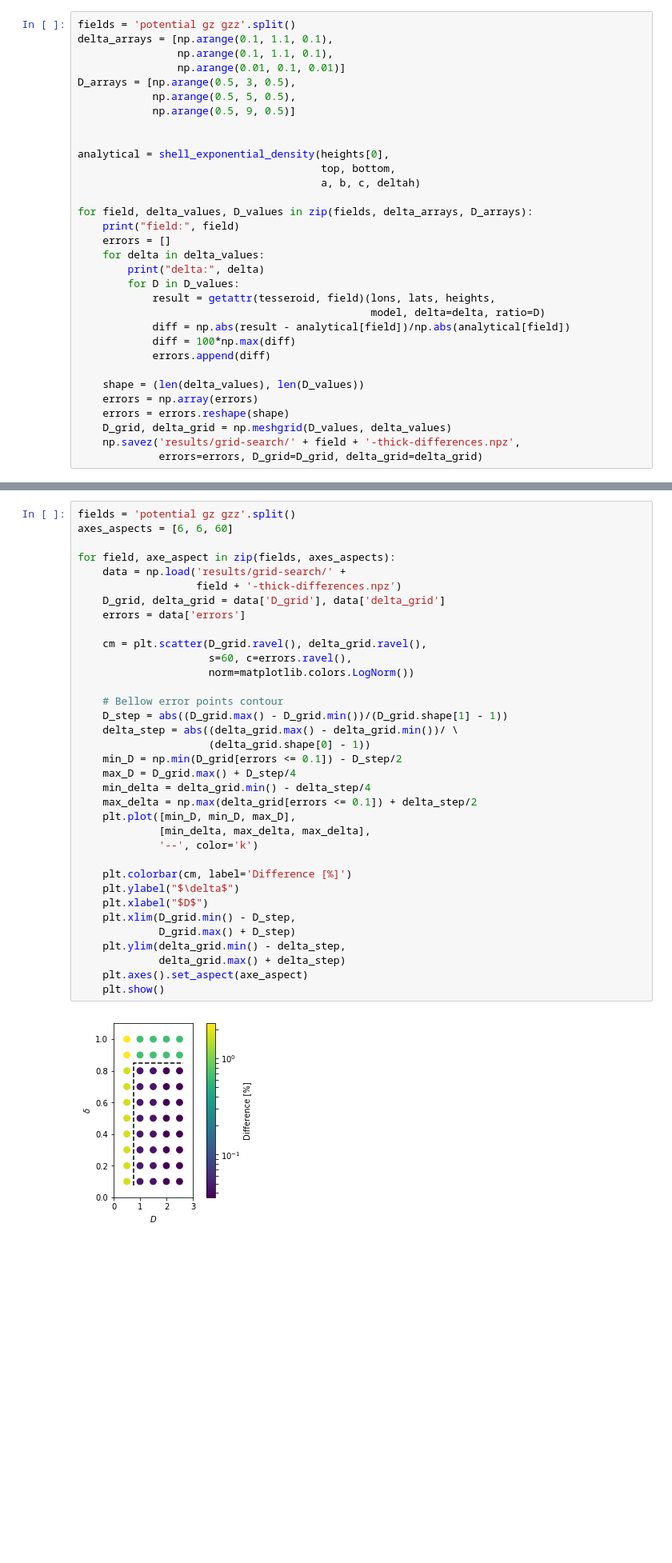
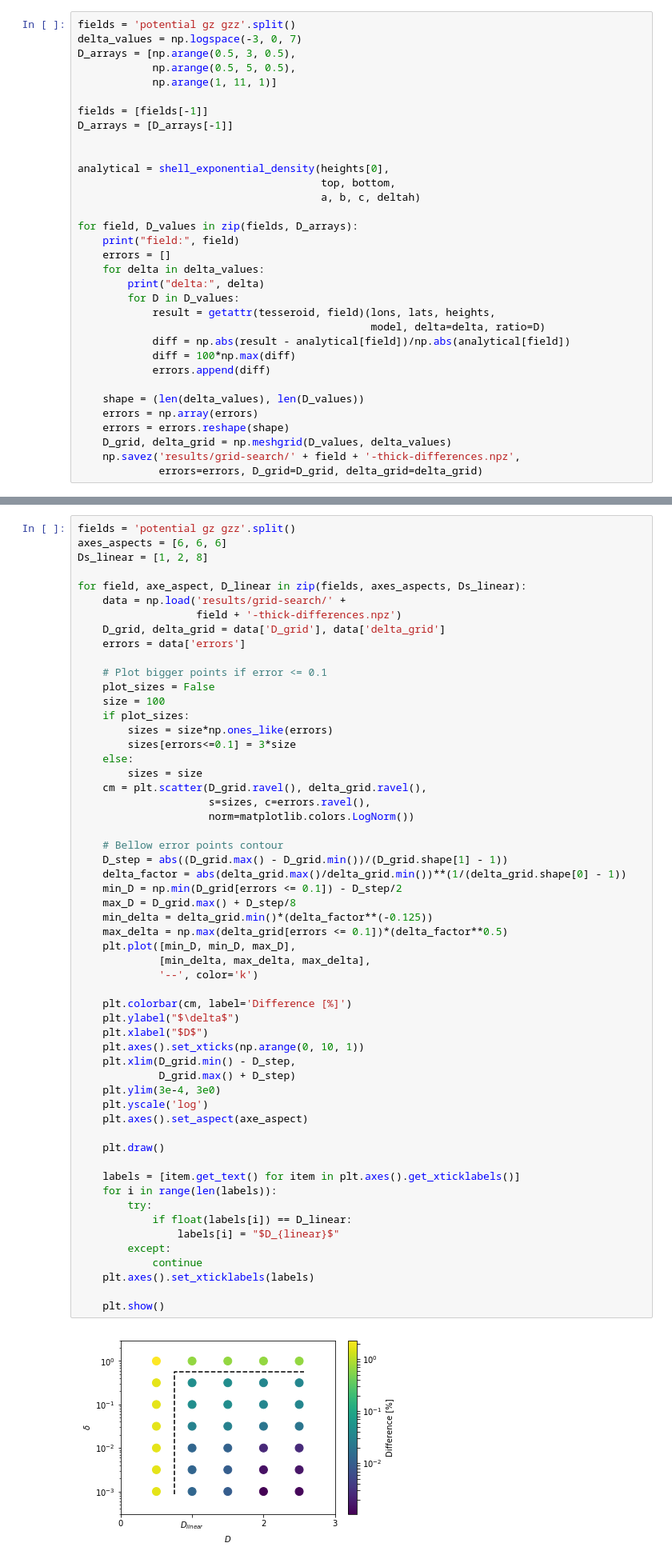
Before and after one commit to pinga-lab/tesseroid-variable-density, a Jupyter notebook: code/notebooks/grid-search-D-delta.ipynb, the cells around one changed output, grey strips where cells are left out. Shown at 80% size. Drawn from its saved outputs; the diff is of its cells as text; blank space fills up the shorter version.

Commit message:
Updated grid search notebook

```diff
--- a/code/notebooks/grid-search-D-delta.ipynb
+++ b/code/notebooks/grid-search-D-delta.ipynb
@@ -72,19 +72,20 @@ plt.show()
 **Grid Search**
 # %%
 fields = 'potential gz gzz'.split()
-delta_arrays = [np.arange(0.1, 1.1, 0.1),
-                np.arange(0.1, 1.1, 0.1),
-                np.arange(0.01, 0.1, 0.01)]
+delta_values = np.logspace(-3, 0, 7)
 D_arrays = [np.arange(0.5, 3, 0.5),
             np.arange(0.5, 5, 0.5),
-            np.arange(0.5, 9, 0.5)]
+            np.arange(1, 11, 1)]
+
+fields = [fields[-1]]
+D_arrays = [D_arrays[-1]]
 
 
 analytical = shell_exponential_density(heights[0],
                                        top, bottom,
                                        a, b, c, deltah)
 
-for field, delta_values, D_values in zip(fields, delta_arrays, D_arrays):
+for field, D_values in zip(fields, D_arrays):
     print("field:", field)
     errors = []
     for delta in delta_values:
@@ -138,37 +115,58 @@ delta: 0.09
 # %%
 fields = 'potential gz gzz'.split()
-axes_aspects = [6, 6, 60]
+axes_aspects = [6, 6, 6]
+Ds_linear = [1, 2, 8]
 
-for field, axe_aspect in zip(fields, axes_aspects):
+for field, axe_aspect, D_linear in zip(fields, axes_aspects, Ds_linear):
     data = np.load('results/grid-search/' +
                    field + '-thick-differences.npz')
     D_grid, delta_grid = data['D_grid'], data['delta_grid']
     errors = data['errors']
 
+    # Plot bigger points if error <= 0.1
+    plot_sizes = False
+    size = 100
+    if plot_sizes:
+        sizes = size*np.ones_like(errors)
+        sizes[errors<=0.1] = 3*size
+    else:
+        sizes = size
     cm = plt.scatter(D_grid.ravel(), delta_grid.ravel(),
-                     s=60, c=errors.ravel(),
+                     s=sizes, c=errors.ravel(),
                      norm=matplotlib.colors.LogNorm())
 
     # Bellow error points contour
     D_step = abs((D_grid.max() - D_grid.min())/(D_grid.shape[1] - 1))
-    delta_step = abs((delta_grid.max() - delta_grid.min())/ \
-                     (delta_grid.shape[0] - 1))
+    delta_factor = abs(delta_grid.max()/delta_grid.min())**(1/(delta_grid.shape[0] - 1))
     min_D = np.min(D_grid[errors <= 0.1]) - D_step/2
-    max_D = D_grid.max() + D_step/4
-    min_delta = delta_grid.min() - delta_step/4
-    max_delta = np.max(delta_grid[errors <= 0.1]) + delta_step/2
+    max_D = D_grid.max() + D_step/8
+    min_delta = delta_grid.min()*(delta_factor**(-0.125))
+    max_delta = np.max(delta_grid[errors <= 0.1])*(delta_factor**0.5)
     plt.plot([min_D, min_D, max_D],
              [min_delta, max_delta, max_delta],
              '--', color='k')
 
     plt.colorbar(cm, label='Difference [%]')
     plt.ylabel("$\delta$")
     plt.xlabel("$D$")
+    plt.axes().set_xticks(np.arange(0, 10, 1))
     plt.xlim(D_grid.min() - D_step,
              D_grid.max() + D_step)
-    plt.ylim(delta_grid.min() - delta_step,
-             delta_grid.max() + delta_step)
+    plt.ylim(3e-4, 3e0)
+    plt.yscale('log')
     plt.axes().set_aspect(axe_aspect)
+
+    plt.draw()
+
+    labels = [item.get_text() for item in plt.axes().get_xticklabels()]
+    for i in range(len(labels)):
+        try:
+            if float(labels[i]) == D_linear:
+                labels[i] = "$D_{linear}$"
+        except:
+            continue
+    plt.axes().set_xticklabels(labels)
+
     plt.show()
 # %% [output]
-[figure, old version]
+[figure, new version]
```
Also changed, not shown: parts of 3 cells of this notebook, 3 other files.
